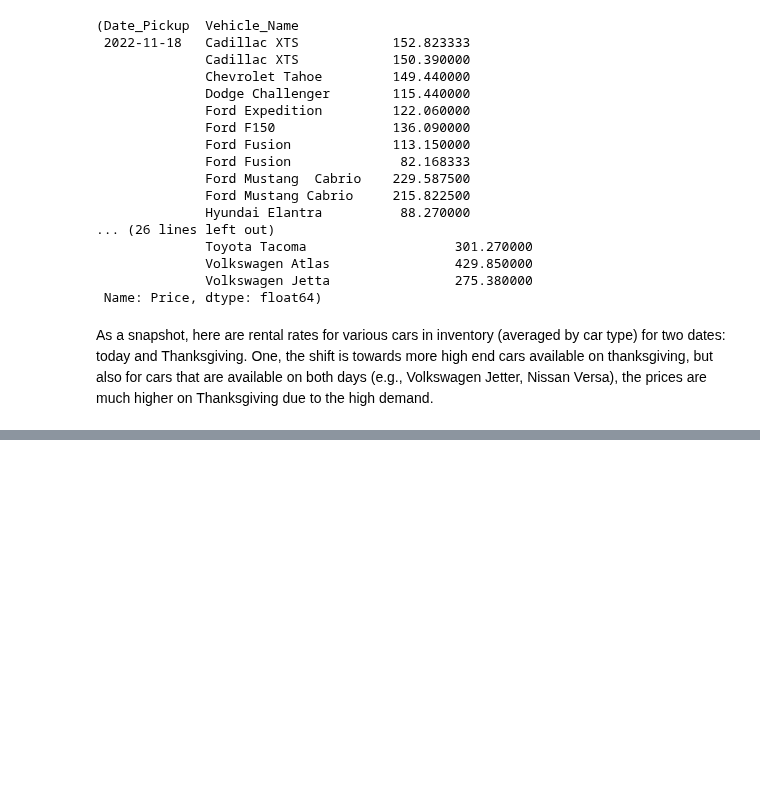
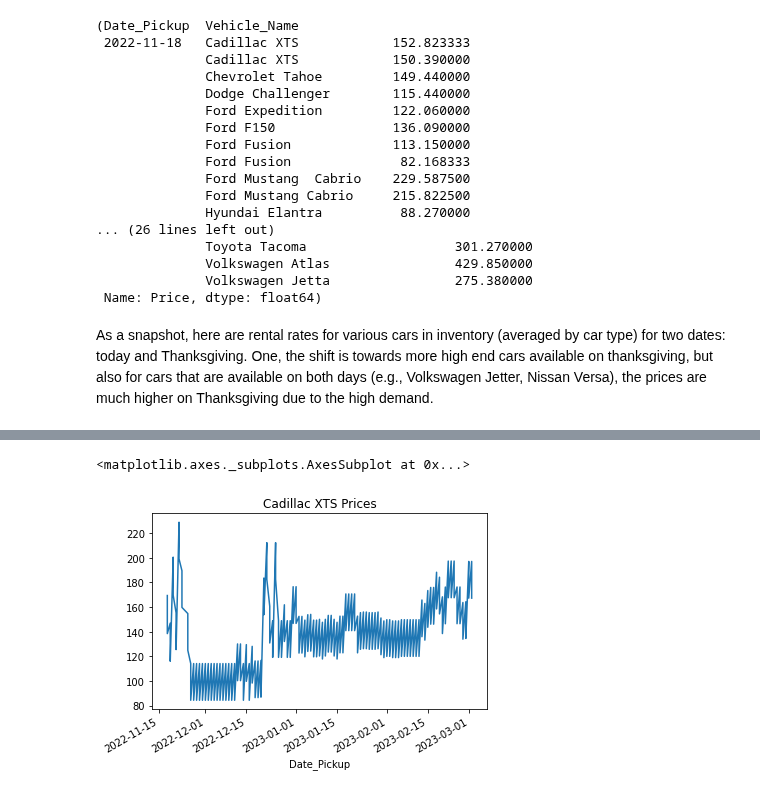
Before and after one commit to JADukeAIPI/AIPIProject, a Jupyter notebook: EDA_and_modeling.ipynb, the cells around one changed output, grey strips where cells are left out. Cells and saved outputs as stored; diff of their text form; code cells hidden in the pictures; blank space fills up the shorter version.

```diff
--- a/EDA_and_modeling.ipynb
+++ b/EDA_and_modeling.ipynb
@@ -171,0 +188,5 @@ As a snapshot, here are rental rates for various cars in inventory (averaged by
+# %%
+Caddy.plot(title = 'Cadillac XTS Prices')
+# %% [output]
+<matplotlib.axes._subplots.AxesSubplot at 0x...>
+[figure, added]
```
Also changed, not shown: parts of 5 cells of this notebook.
